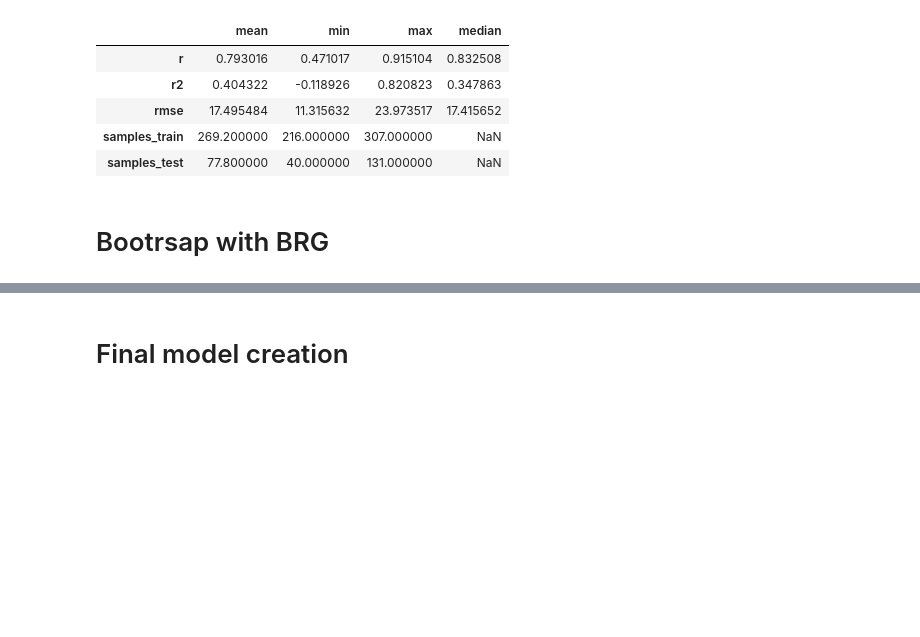
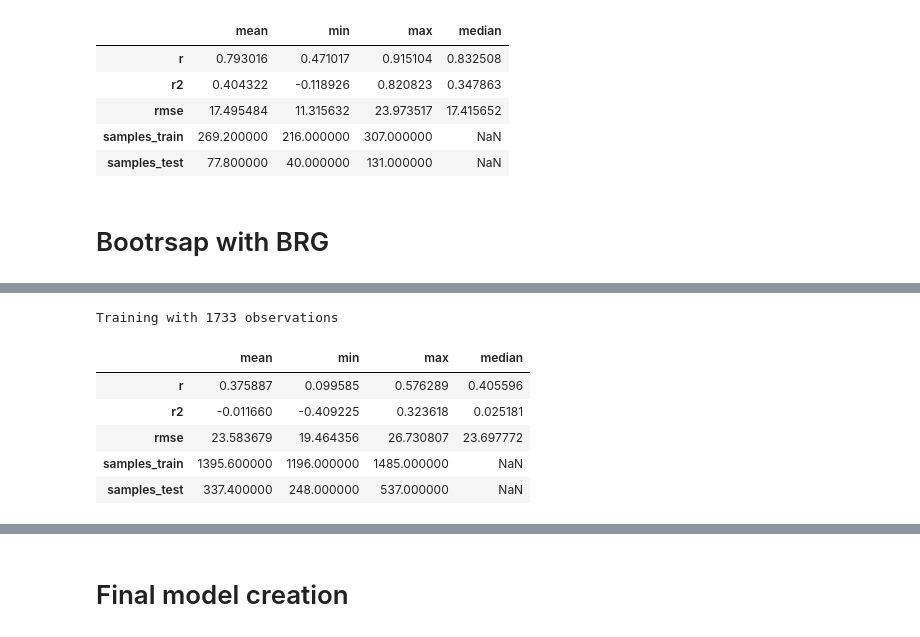
Before and after one commit to dfguerrerom/gwl-modeling, a Jupyter notebook: 4_model_training.ipynb, the cells around one changed output, grey strips where cells are left out. Cells and saved outputs as stored; diff of their text form; code cells hidden in the pictures; blank space fills up the shorter version.

```diff
--- a/4_model_training.ipynb
+++ b/4_model_training.ipynb
@@ -323,7 +331,15 @@ bootstrap_result
 # %%
 selected_df = df[
     (df.source.isin(["brg", "old_brg"])) &
-    (df.island != "Sumatera")
+    (df.island == "Sumatera")
 ]
 bootstrap_result = bootstrap(df = selected_df, variable="gwl_cm", iterations=10, train_size=0.8)
 bootstrap_result
+# %% [output]
+Training with 1733 observations
+|  | mean | min | max | median |
+| r | 0.375887 | 0.099585 | 0.576289 | 0.405596 |
+| r2 | -0.011660 | -0.409225 | 0.323618 | 0.025181 |
+| rmse | 23.583679 | 19.464356 | 26.730807 | 23.697772 |
+| samples_train | 1395.600000 | 1196.000000 | 1485.000000 | NaN |
+| samples_test | 337.400000 | 248.000000 | 537.000000 | NaN |
```
Also changed, not shown: parts of 8 cells of this notebook, 2 other files.
